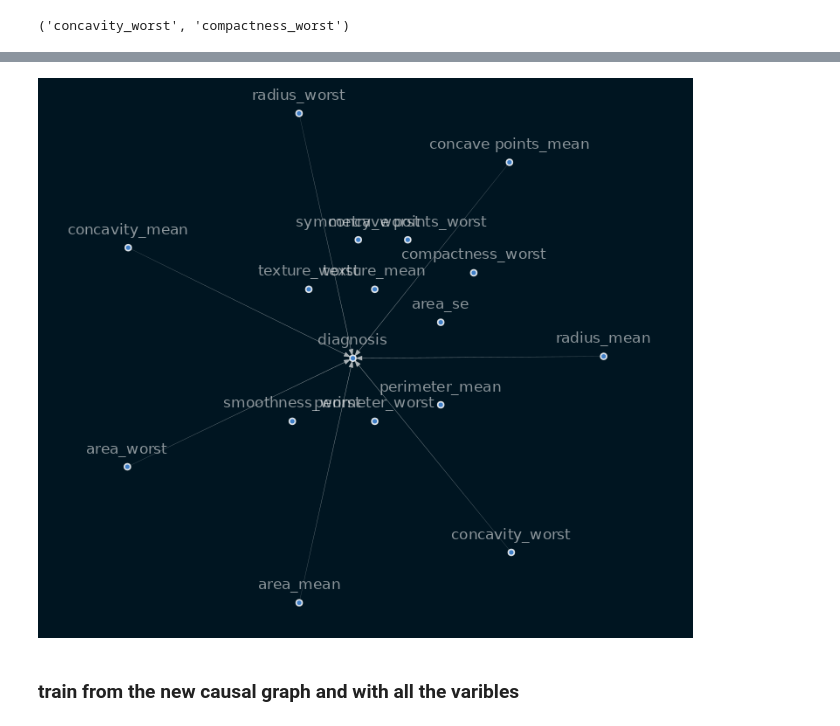
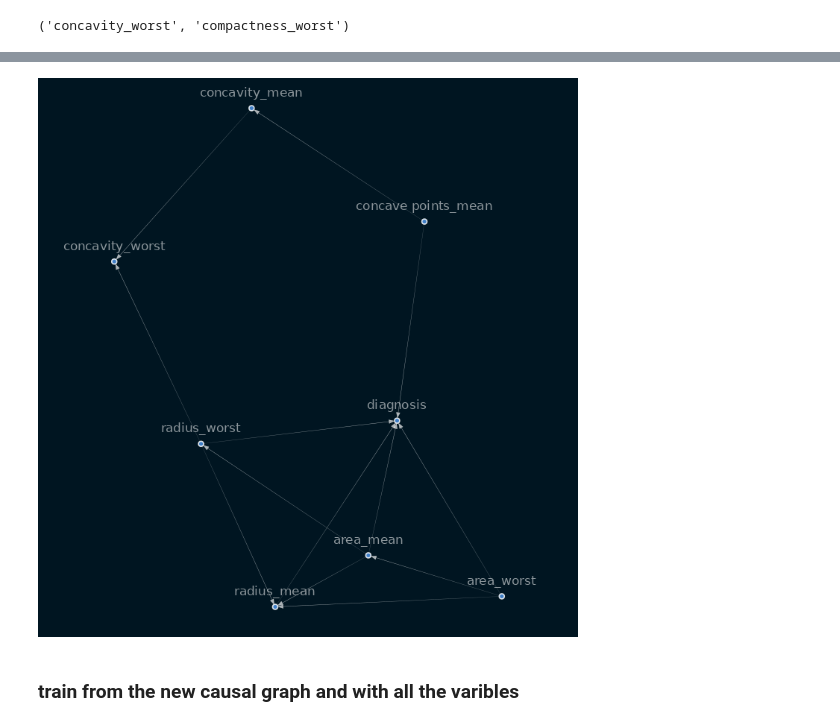
Before and after one commit to sam23121/Breast_cancer, a Jupyter notebook: notebooks/causal.ipynb, the cells around one changed output, grey strips where cells are left out. Saved outputs shown, nothing was run; the diff lists cells and outputs as text; code cells hidden in the pictures.

```diff
--- a/notebooks/causal.ipynb
+++ b/notebooks/causal.ipynb
@@ -38,7 +40,7 @@ df.head(5)
 # splitting data
 # %%
 from sklearn.model_selection import train_test_split
-split = int(len(df) * 0.7)
+split = int(len(df) * 0.9)
 train = df[:split]
 test = df[split:]
 # %% [markdown]
@@ -179,0 +178,4 @@ OutEdgeView([('radius_mean', 'diagnosis'), ('area_mean', 'diagnosis'), ('concavi
+# %%
+l = list(new_sm.edges)
+# new_sm.edges[1][0]
+l
@@ -179,0 +190,6 @@ OutEdgeView([('radius_mean', 'diagnosis'), ('area_mean', 'diagnosis'), ('concavi
+# %%
+col = []
+for i in range(len(l)):
+    col.append(l[i][0])
+col.append(l[1][1])
+col
@@ -180,14 +205,22 @@ OutEdgeView([('radius_mean', 'diagnosis'), ('area_mean', 'diagnosis'), ('concavi
+# %%
+from sklearn.model_selection import train_test_split
+new_df = df[col]
+split = int(len(new_df) * 0.9)
+train2 = new_df[:split]
+test2 = new_df[split:]
 # %%
+new_sm2 = from_pandas(train2, tabu_parent_nodes=['diagnosis'])
+new_sm2.remove_edges_below_threshold(0.8)
 viz = plot_structure(
-    new_sm,
+    new_sm2,
     graph_attributes={"scale": "2.0", 'size':2.5},
     all_node_attributes=NODE_STYLE.WEAK,
     all_edge_attributes=EDGE_STYLE.WEAK)
-filename = "../assets/structure_model_new_.png"
+filename = "../assets/new_structure_model.png"
 viz.draw(filename)
 Image(filename)
 # %% [output]
-[figure, old version]
+[figure, new version]
 # %% [markdown]
 ### train from the new causal graph and with all the varibles
 # %%
```
Also changed, not shown: parts of 14 cells of this notebook, 6 other files.
